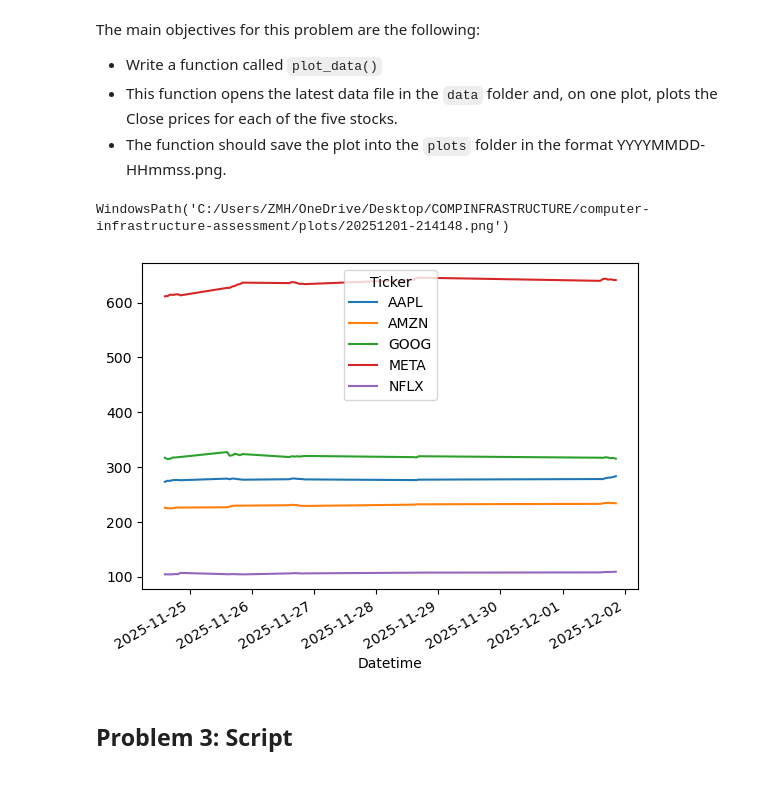
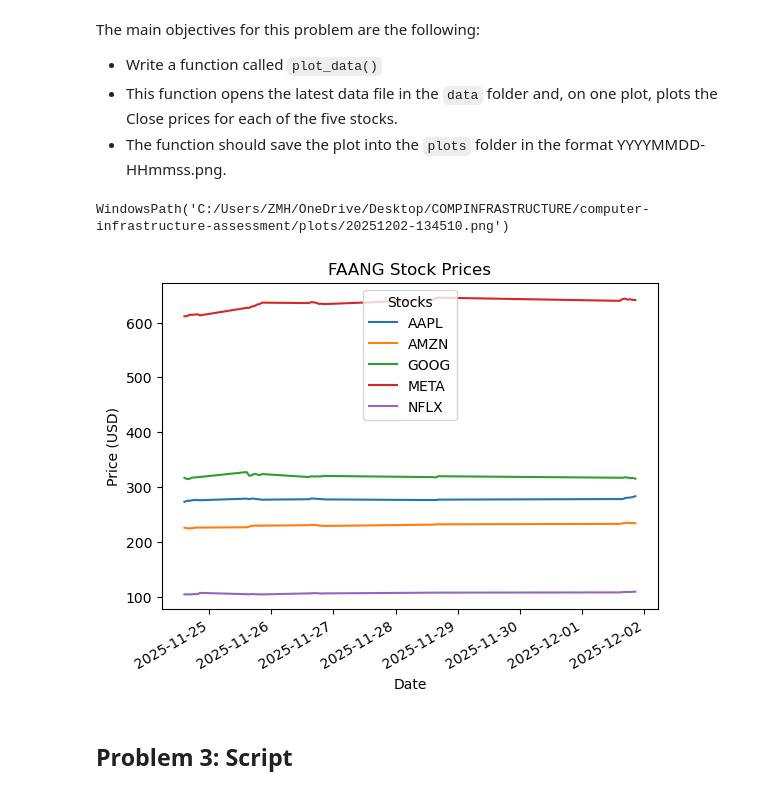
Before and after one commit to zoeharlowe/computer-infrastructure-assessment, a Jupyter notebook: problems.ipynb, the cells around one changed output. Saved outputs shown, nothing was run; the diff lists cells and outputs as text; code cells hidden in the pictures.

```diff
--- a/problems.ipynb
+++ b/problems.ipynb
@@ -94,21 +95,27 @@ The main objectives for this problem are the following:
 # %%
 def plot_data():
     # Open latest file in data folder
     folder = Path().resolve() / "data"
     latest_file = max(folder.glob("*.csv"), key=lambda x: x.stat().st_mtime)
     df = pd.read_csv(latest_file, header=[0,1], index_col=0, parse_dates=True)
     # Plot closing prices
     df[('Close')].plot()
+    # Add title and labels
+    plt.title("FAANG Stock Prices")
+    plt.xlabel("Date")
+    plt.ylabel("Price (USD)")
+    # Show legend
+    plt.legend(title="Stocks")
     # Save figure to folder 'plots'
     folder = Path().resolve() / "plots"
     fig_filename = latest_file.stem + ".png"
     plt.savefig(folder / fig_filename)
     return folder / fig_filename
 
 plot_data()
 # %% [output]
-WindowsPath('C:/Users/ZMH/OneDrive/Desktop/COMPINFRASTRUCTURE/computer-infrastructure-assessment/plots/20251201-214148.png')
+WindowsPath('C:/Users/ZMH/OneDrive/Desktop/COMPINFRASTRUCTURE/computer-infrastructure-assessment/plots/20251202-134510.png')
-[figure, old version]
+[figure, new version]
 # %% [markdown]
 ## Problem 3: Script
 # %% [markdown]
```
Also changed, not shown: parts of 7 cells of this notebook, 9 other files.
